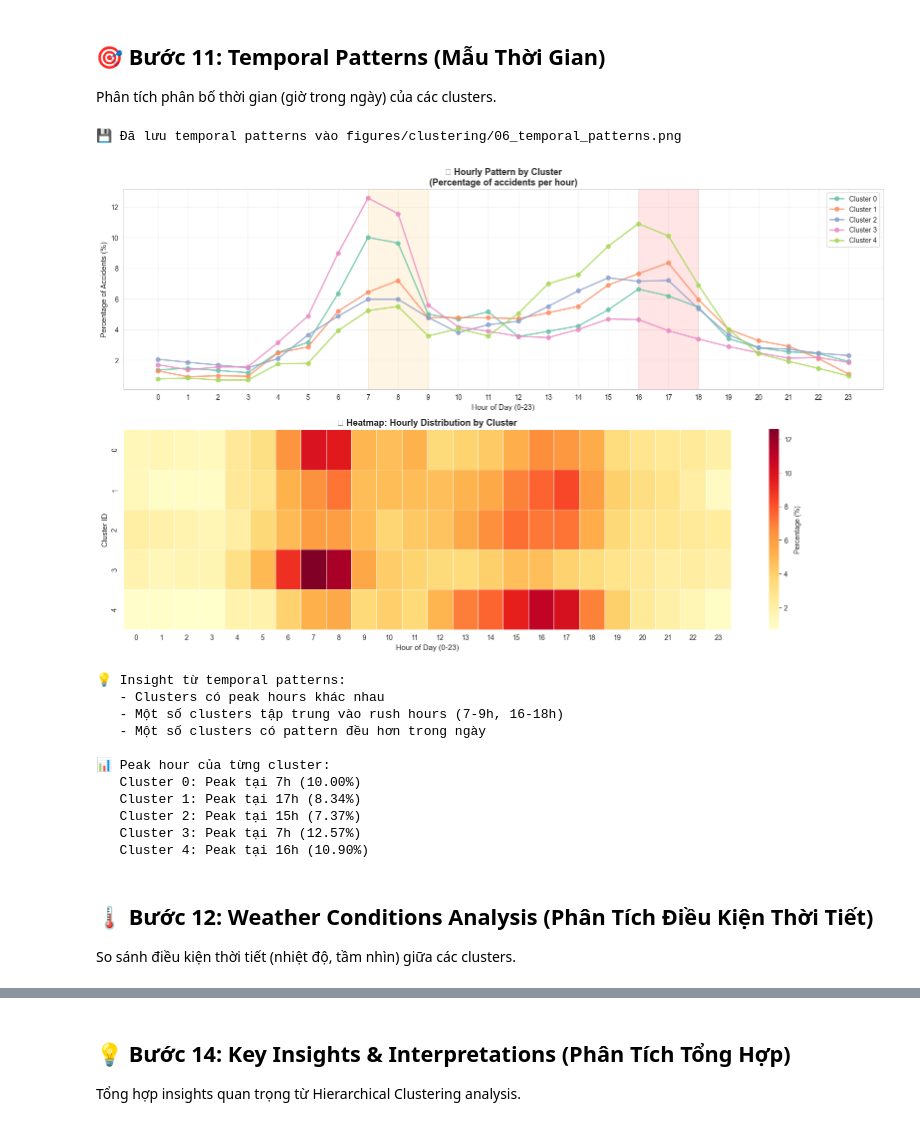
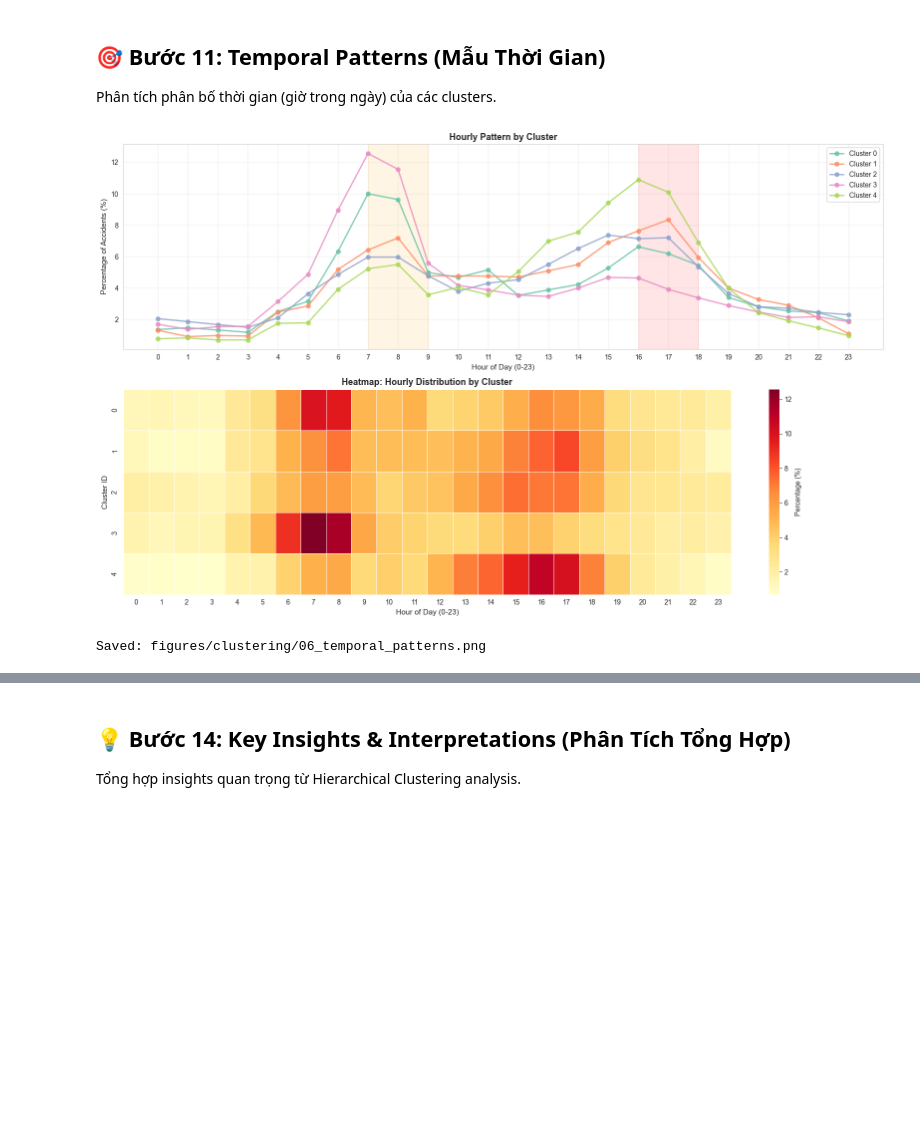
Before and after one commit to helios-ryuu/IS217Q13_23521367_23520982, a Jupyter notebook: source/data_mining_project/02_clustering_hierarchical.ipynb, the cells around one changed output, grey strips where cells are left out. Saved outputs shown, nothing was run; the diff lists cells and outputs as text; code cells hidden in the pictures; blank space fills up the shorter version.

```diff
--- a/source/data_mining_project/02_clustering_hierarchical.ipynb
+++ b/source/data_mining_project/02_clustering_hierarchical.ipynb
@@ -674,80 +198,31 @@ Phân tích phân bố thời gian (giờ trong ngày) của các clusters.
 # %%
 # Phân tích phân bố giờ trong ngày theo cluster
 hourly_distribution = df_cluster.groupby(['CLUSTER', 'HOUR']).size().unstack(fill_value=0)
-
-# Normalize để có percentage thay vì count
 hourly_distribution_pct = hourly_distribution.div(hourly_distribution.sum(axis=1), axis=0) * 100
 
-# Tạo figure
 fig, axes = plt.subplots(2, 1, figsize=(16, 10))
-
-# Plot 1: Line plot - Hourly pattern cho mỗi cluster
 for cluster_id in range(n_clusters):
-    axes[0].plot(
-        hourly_distribution_pct.columns,
-        hourly_distribution_pct.loc[cluster_id],
-        marker='o',
-        linewidth=2,
-        label=f'Cluster {cluster_id}',
-        alpha=0.8
-    )
-
-axes[0].set_title('⏰ Hourly Pattern by Cluster\n(Percentage of accidents per hour)',
-                   fontsize=13, fontweight='bold')
+    axes[0].plot(hourly_distribution_pct.columns, hourly_distribution_pct.loc[cluster_id],
+                 marker='o', linewidth=2, label=f'Cluster {cluster_id}', alpha=0.8)
+axes[0].set_title('Hourly Pattern by Cluster', fontsize=13, fontweight='bold')
 axes[0].set_xlabel('Hour of Day (0-23)', fontsize=11)
 axes[0].set_ylabel('Percentage of Accidents (%)', fontsize=11)
 axes[0].legend(fontsize=10, loc='upper right')
 axes[0].grid(True, alpha=0.3)
 axes[0].set_xticks(range(0, 24))
 
-# Highlight rush hours
-axes[0].axvspan(7, 9, alpha=0.1, color='orange', label='Morning Rush')
-axes[0].axvspan(16, 18, alpha=0.1, color='red', label='Evening Rush')
+axes[0].axvspan(7, 9, alpha=0.1, color='orange')
+axes[0].axvspan(16, 18, alpha=0.1, color='red')
 
-# Plot 2: Heatmap - Hourly distribution
-sns.heatmap(
-    hourly_distribution_pct,
-    cmap='YlOrRd',
-    cbar_kws={'label': 'Percentage (%)'},
-    linewidths=0.5,
-    ax=axes[1],
-    fmt='.1f'
-)
-axes[1].set_title('⏰ Heatmap: Hourly Distribution by Cluster', fontsize=13, fontweight='bold')
+sns.heatmap(hourly_distribution_pct, cmap='YlOrRd', cbar_kws={'label': 'Percentage (%)'}, linewidths=0.5, ax=axes[1], fmt='.1f')
+axes[1].set_title('Heatmap: Hourly Distribution by Cluster', fontsize=13, fontweight='bold')
 axes[1].set_xlabel('Hour of Day (0-23)', fontsize=11)
 axes[1].set_ylabel('Cluster ID', fontsize=11)
 
 plt.tight_layout()
 plt.savefig('figures/clustering/06_temporal_patterns.png', dpi=300, bbox_inches='tight')
-print("💾 Đã lưu temporal patterns vào figures/clustering/06_temporal_patterns.png")
 plt.show()
-
-print("\n💡 Insight từ temporal patterns:")
-print("   - Clusters có peak hours khác nhau")
-print("   - Một số clusters tập trung vào rush hours (7-9h, 16-18h)")
-print("   - Một số clusters có pattern đều hơn trong ngày")
-
-# Tìm peak hour của mỗi cluster
-print("\n📊 Peak hour của từng cluster:")
-for cluster_id in range(n_clusters):
-    peak_hour = hourly_distribution_pct.loc[cluster_id].idxmax()
-    peak_pct = hourly_distribution_pct.loc[cluster_id].max()
-    print(f"   Cluster {cluster_id}: Peak tại {peak_hour}h ({peak_pct:.2f}%)")
+print("Saved: figures/clustering/06_temporal_patterns.png")
 # %% [output]
+[figure, new version]
-💾 Đã lưu temporal patterns vào figures/clustering/06_temporal_patterns.png
+Saved: figures/clustering/06_temporal_patterns.png
-[figure, old version]
-💡 Insight từ temporal patterns:
-   - Clusters có peak hours khác nhau
-   - Một số clusters tập trung vào rush hours (7-9h, 16-18h)
-   - Một số clusters có pattern đều hơn trong ngày
-
-📊 Peak hour của từng cluster:
-   Cluster 0: Peak tại 7h (10.00%)
-   Cluster 1: Peak tại 17h (8.34%)
-   Cluster 2: Peak tại 15h (7.37%)
-   Cluster 3: Peak tại 7h (12.57%)
-   Cluster 4: Peak tại 16h (10.90%)
-# %% [markdown]
-## 🌡️ Bước 12: Weather Conditions Analysis (Phân Tích Điều Kiện Thời Tiết)
-
-So sánh điều kiện thời tiết (nhiệt độ, tầm nhìn) giữa các clusters.
```
Also changed, not shown: parts of 19 cells of this notebook, 49 other files.
